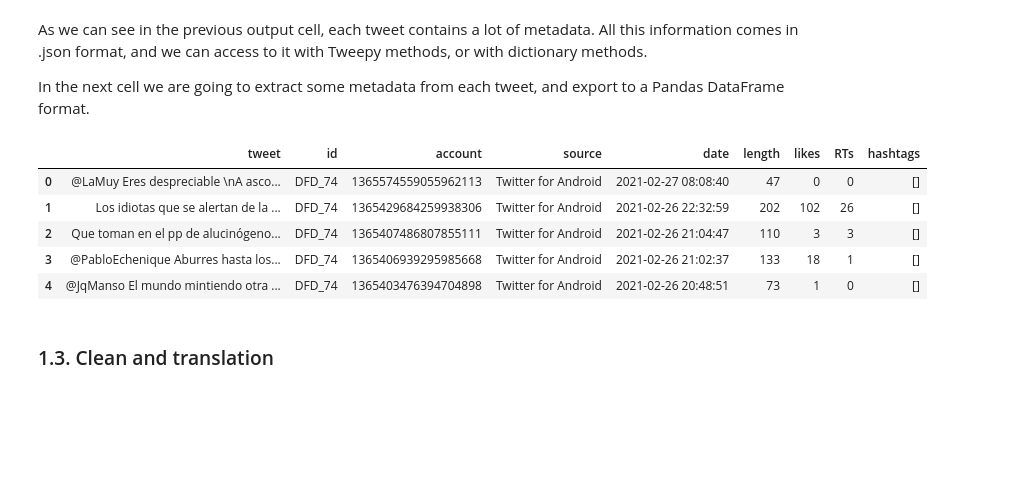
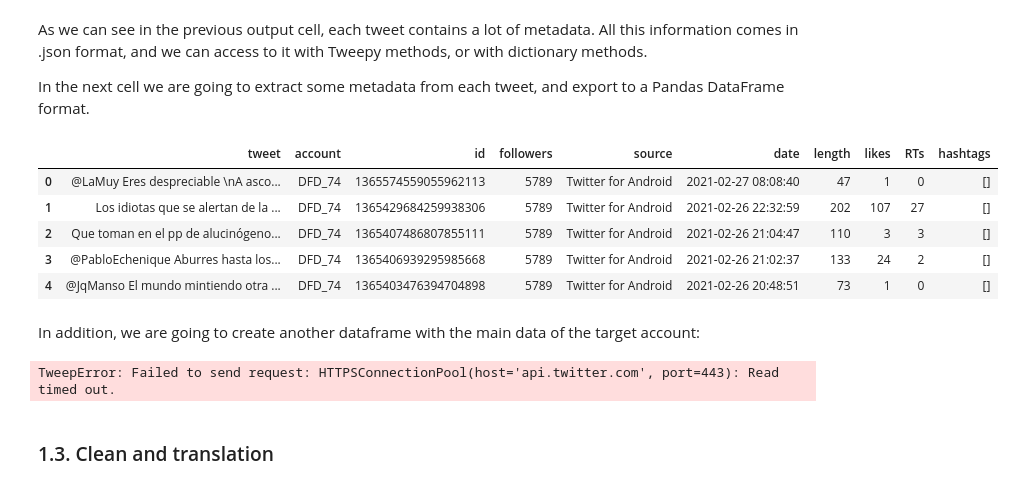
Before and after one commit to gmachinromero/project_robotodio, a Jupyter notebook: 02-twitter-extractor.ipynb, the cells around one changed output. Saved outputs shown, nothing was run; the diff lists cells and outputs as text; code cells hidden in the pictures; blank space fills up the shorter version.

```diff
--- a/02-twitter-extractor.ipynb
+++ b/02-twitter-extractor.ipynb
@@ -138,37 +122,68 @@ In the next cell we are going to extract some metadata from each tweet, and expo
 # %%
 # Tweet extractor
 # ------------------------------------------------------------------------------
 # Tweets list (iterator)
 tweets = tweets_iterator(target, n_items)
 
 # Read through the iterator, and export the info to a Pandas DataFrame
 all_columns = [np.array([
     tweet.full_text,
     tweet.user.screen_name,
     tweet.id,
+    tweet.user.followers_count,
     tweet.source,
     tweet.created_at,
     len(tweet.full_text),
     tweet.favorite_count,
     tweet.retweet_count,
     str(tweet.entities['hashtags'])
 ]) for tweet in tweets]
 
 # Export the list of tweets to a dataframe
 df = pd.DataFrame(
     data=all_columns,
-    columns=['tweet', 'id', 'account', 'source', 'date', 'length', 'likes',
-             'RTs', 'hashtags']
+    columns=['tweet', 'account', 'id', 'followers', 'source', 'date', 'length',
+              'likes', 'RTs', 'hashtags']
 )
 
 df.head()
 # %% [output]
-|  | tweet | id | account | source | date | length | likes | RTs | hashtags |
-| 0 | @LaMuy Eres despreciable \nA asco... | DFD_74 | 1365574559055962113 | Twitter for Android | 2021-02-27 08:08:40 | 47 | 0 | 0 | [] |
-| 1 | Los idiotas que se alertan de la ... | DFD_74 | 1365429684259938306 | Twitter for Android | 2021-02-26 22:32:59 | 202 | 102 | 26 | [] |
-| 2 | Que toman en el pp de alucinógeno... | DFD_74 | 1365407486807855111 | Twitter for Android | 2021-02-26 21:04:47 | 110 | 3 | 3 | [] |
-| 3 | @PabloEchenique Aburres hasta los... | DFD_74 | 1365406939295985668 | Twitter for Android | 2021-02-26 21:02:37 | 133 | 18 | 1 | [] |
-| 4 | @JqManso El mundo mintiendo otra ... | DFD_74 | 1365403476394704898 | Twitter for Android | 2021-02-26 20:48:51 | 73 | 1 | 0 | [] |
+|  | tweet | account | id | followers | source | date | length | likes | RTs | hashtags |
+| 0 | @LaMuy Eres despreciable \nA asco... | DFD_74 | 1365574559055962113 | 5789 | Twitter for Android | 2021-02-27 08:08:40 | 47 | 1 | 0 | [] |
+| 1 | Los idiotas que se alertan de la ... | DFD_74 | 1365429684259938306 | 5789 | Twitter for Android | 2021-02-26 22:32:59 | 202 | 107 | 27 | [] |
+| 2 | Que toman en el pp de alucinógeno... | DFD_74 | 1365407486807855111 | 5789 | Twitter for Android | 2021-02-26 21:04:47 | 110 | 3 | 3 | [] |
+| 3 | @PabloEchenique Aburres hasta los... | DFD_74 | 1365406939295985668 | 5789 | Twitter for Android | 2021-02-26 21:02:37 | 133 | 24 | 2 | [] |
+| 4 | @JqManso El mundo mintiendo otra ... | DFD_74 | 1365403476394704898 | 5789 | Twitter for Android | 2021-02-26 20:48:51 | 73 | 1 | 0 | [] |
+# %% [markdown]
+In addition, we are going to create another dataframe with the main data of the target account:
+# %%
+# Main data extractor
+# ------------------------------------------------------------------------------
+# Tweets list (iterator)
+tweets = tweets_iterator(target, n_items=1)
+
+# Read through the iterator, and export the info to a Pandas DataFrame
+data_account = [np.array([
+    tweet.user.screen_name,
+    tweet.user.name,
+    tweet.user.description,
+    tweet.user.created_at,
+    tweet.user.friends_count,
+    tweet.user.followers_count,
+    tweet.user.statuses_count
+]) for tweet in tweets]
+
+# Export the list of features to a dataframe
+df_account = pd.DataFrame(
+    data=data_account,
+    columns=['account', 'name', 'description', 'creation_date', 'friends',
+             'followers', 'tweets']
+)
+
+df_account = pd.melt(df_account)
+df_account
+# %% [output]
+TweepError: Failed to send request: HTTPSConnectionPool(host='api.twitter.com', port=443): Read timed out.
 # %% [markdown]
 ### 1.3. Clean and translation
 # %% [markdown]
```
Also changed, not shown: parts of 7 cells of this notebook.
